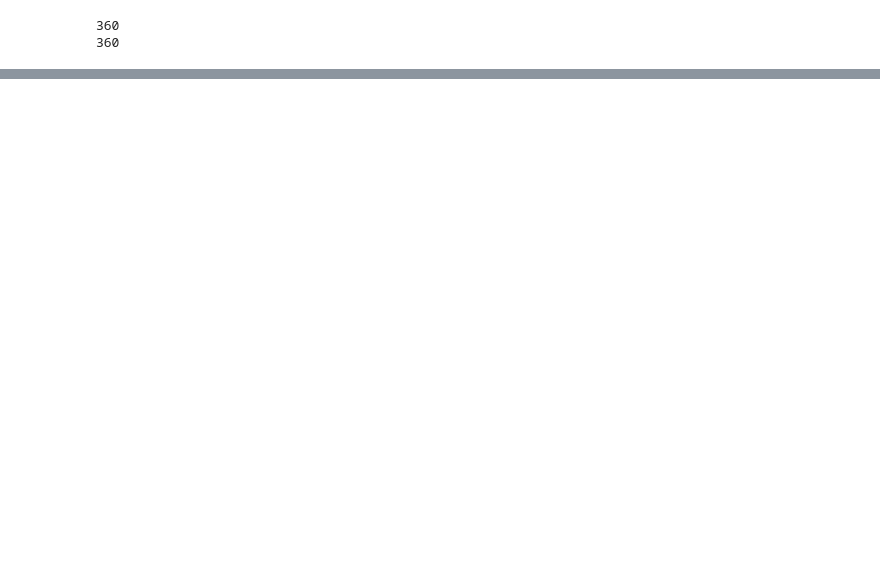
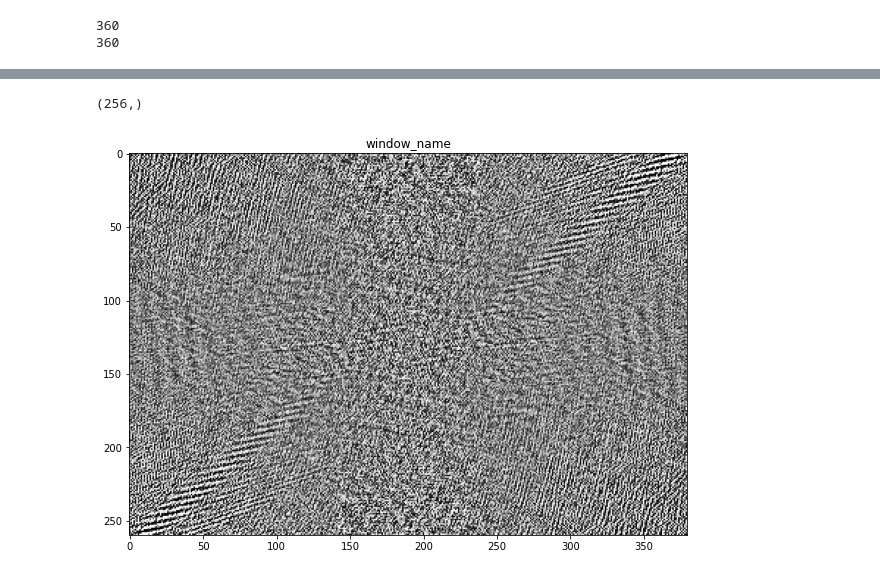
Before and after one commit to dolphinLesha/data_interpretation2, a Jupyter notebook: notebooks/task8.ipynb, the cells around one changed output, grey strips where cells are left out. Cells and saved outputs as stored; diff of their text form; code cells hidden in the pictures; blank space fills up the shorter version.

```diff
--- a/notebooks/task8.ipynb
+++ b/notebooks/task8.ipynb
@@ -298,6 +295,16 @@ def gamma_transform_image(image, C: float, gamma: float):
     # except Exception:
     #     cv.destroyAllWindows()
     #     print('error')
+
+def equalize(image, cdf):
+    x_len, y_len = image.shape[0], image.shape[1]
+    new_image = np.zeros((x_len, y_len))
+    int_hist = np.array(cdf).astype('int')
+    for i in range(x_len):
+        for e in range(y_len):
+            new_image[i,e] = int_hist[image[i,e]]
+
+    return new_image
 
 def autocorrelation_vector(vector):
     n = vector.shape[0]
@@ -632,0 +617,10 @@ show_picture_plot(img_f_r_f[50:x-50,50:y-50])
+# %%
+img_f_fe = gray_image(img_f_fe)
+hist = build_histogram(img_f_fe)
+dist = build_cdf(hist)
+
+img_f_e = equalize(img_f_fe, dist)
+show_picture_plot(img_f_e)
+# %% [output]
+(256,)
+[figure, added]
```
Also changed, not shown: parts of 13 cells of this notebook, 3 other files.
